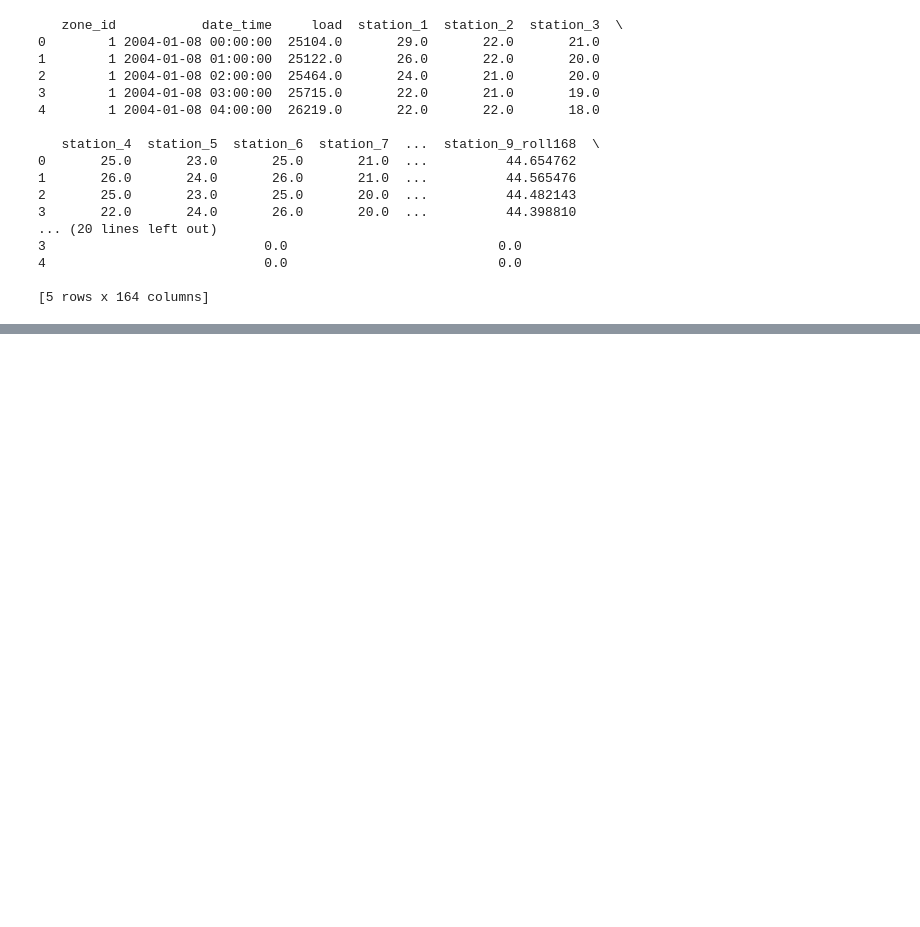
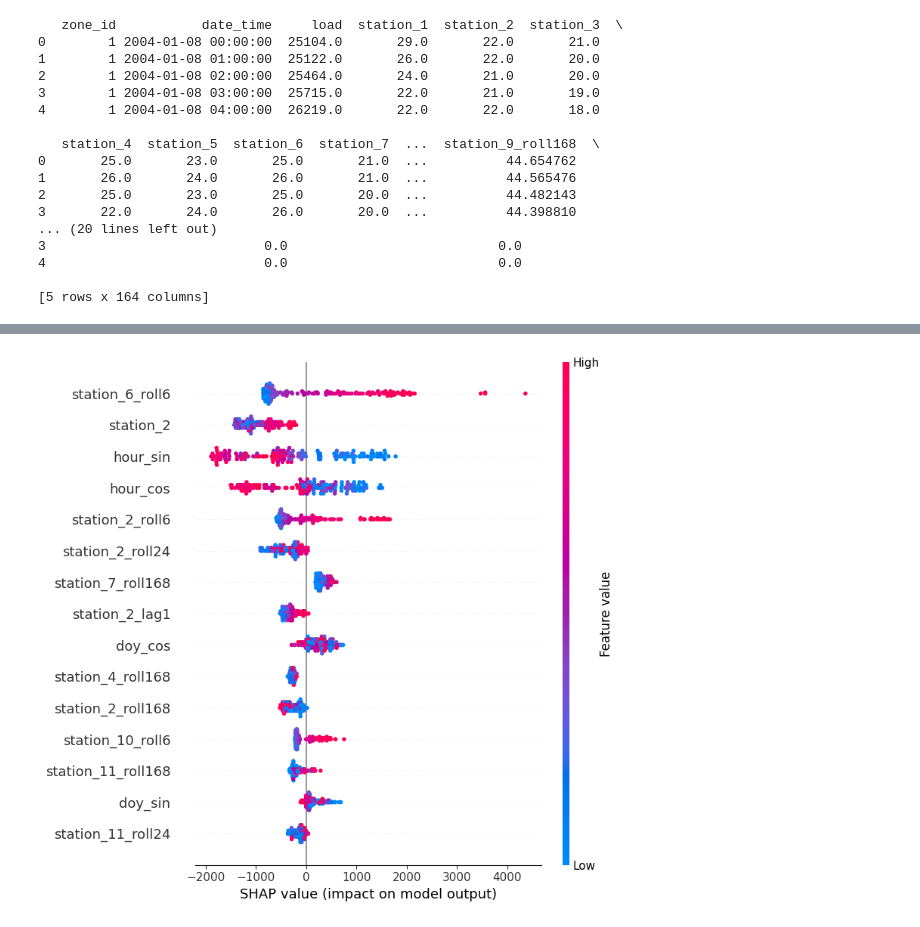
Before and after one commit to Mesh-AI/explainable_ai, a Jupyter notebook: code/testing.ipynb, the cells around one changed output, grey strips where cells are left out. Drawn from its saved outputs; the diff is of its cells as text; code cells hidden in the pictures; blank space fills up the shorter version.

```diff
--- a/code/testing.ipynb
+++ b/code/testing.ipynb
@@ -987,0 +1034,10 @@ print(metrics_table.head(10))
+# %%
+# Apply SHAP for interpretability
+explainer = shap.Explainer(xgb, X_train)
+shap_values = explainer(X_test) # compute SHAP values for the test set
+shap.summary_plot(shap_values, X_test, max_display=15)
+# The summary plot shows the top 15 features ranked by their average absolute SHAP value (importance) across all test samples.
+# Each point represents a SHAP value for a feature and a specific test instance, colored by the feature value (red=high, blue=low).
+# It visualizes both the magnitude and direction of each feature's impact on the model output.
+# %% [output]
+[figure, added]
```
Also changed, not shown: parts of 9 cells of this notebook, 2 other files.
